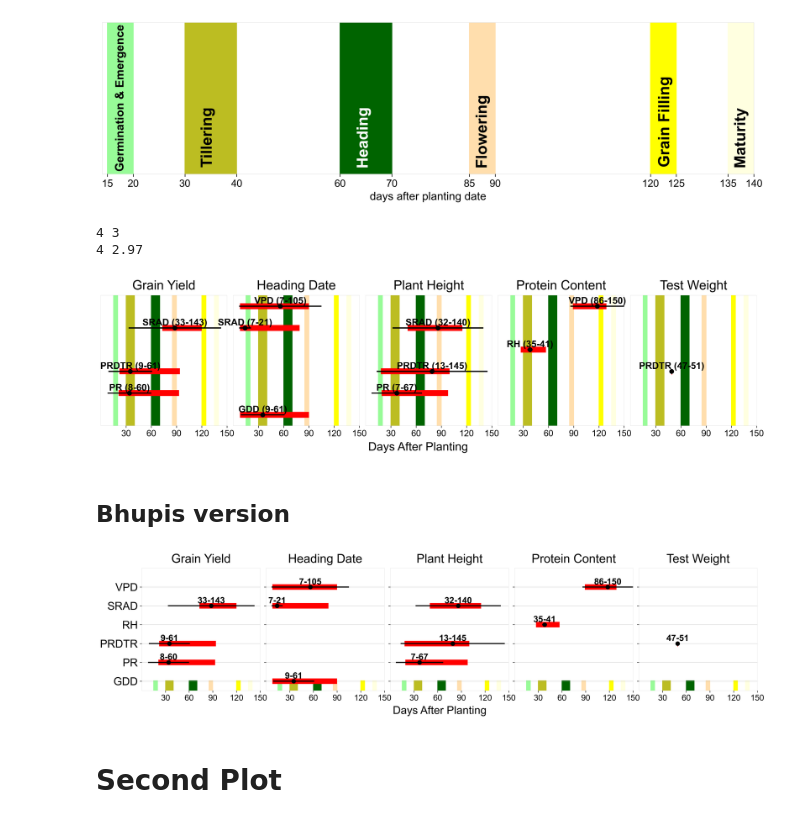
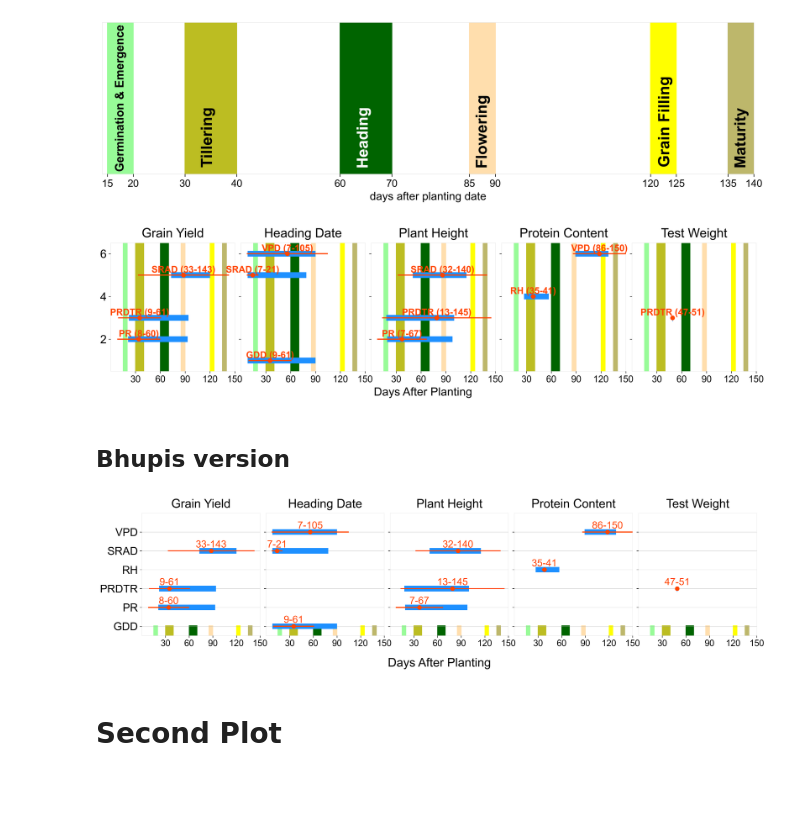
Before and after one commit to HNoorazar/Ag_Others, a Jupyter notebook: Ehsan/Wheat/Ehsan_Code_plot_periodFigures.ipynb, the cells around one changed output. Cells and saved outputs as stored; diff of their text form; code cells hidden in the pictures; blank space fills up the shorter version.

Commit message:
period figures font and color adjustment

```diff
--- a/Ehsan/Wheat/Ehsan_Code_plot_periodFigures.ipynb
+++ b/Ehsan/Wheat/Ehsan_Code_plot_periodFigures.ipynb
@@ -113,13 +120,13 @@ plt.rcParams.update(params)
 fig, ax = plt.subplots(1, 1, figsize=(15, 3.5),
                          gridspec_kw={"hspace": 0.15, "wspace": 0.15}, dpi=dpi_)
 
-plot_stages_in_color_w_text(ax)
+plot_stages_in_color_w_text(ax, stage_colors)
 
 fig_name = period_figures_dir + "growing_stages"
 plt.savefig(fig_name + ".pdf", bbox_inches='tight', dpi=dpi_)
 plt.savefig(fig_name + ".jpg", bbox_inches='tight', dpi=dpi_)
 # %% [output]
-[figure, old version]
+[figure, new version]
 # %%
 # stages = ["Germination & Emergence", "Tillering", "Heading", "Flowering", "Grain Filling", "Maturity"]
 # x_variables = sorted(["PR", "PRDTR", "GDD", "SRAD", "VPD", "RH"])
@@ -163,7 +170,7 @@ y_VPD = 6
 # Define line properties for each subplot
 thick_order, thin_order = 0, 3
 thick_w, thin_w = 10, 2
-thick_c, thin_c = "red", "black"
+thick_c, thin_c = "dodgerblue", "orangered" # ""
 
 lines_properties = [
     # For Subplot 1
@@ -221,14 +228,12 @@ for i, ax in enumerate(axes):
     for y, x_start, x_end, color, linewidth_, label in zip(
         props['y'], props['x_start'], props['x_end'], props['colors'], props['linewidths'], props['labels']
     ):
-        if i==4:
-            print (i, y)
-        # Draw the horizontal line with specified color and thickness
+
         if color == thick_c:
             ax.hlines(y=y, xmin=x_start, xmax=x_end, color=color,
                       linestyle='-', linewidth=linewidth_, alpha=1)
         elif color == thin_c:
-            ax.hlines(y=y, xmin=x_start, xmax=x_end, color=color, linestyle='-', linewidth=linewidth_, zorder=3)
+            ax.hlines(y=y, xmin=x_start, xmax=x_end, color=color, linewidth=linewidth_, zorder=3)
 
         if label: # Add the label if specified
             midpoint_x = (x_start + x_end) / 2
@@ -238,12 +243,11 @@ for i, ax in enumerate(axes):
     points = props.get('points', {})
     if points: # Add points with custom size and color
         ax.scatter(points['x'], points['y'], color=thin_c, s=50, label='Point', zorder=3)
-    # Set specific x-axis ticks
+
     ax.set_xticks([30, 60, 90, 120, 150])
     ax.set_title(subplot_titles[i], fontsize=22) # Set manual title
-    ax.tick_params(axis='x', which='major', labelsize=15)
-    # ax.set_yticks([])  # Remove y-axis ticks and labels
-    plot_stages_in_color_no_text(ax, ymax_=1)
+    ax.tick_params(axis='x', which='major')
+    plot_stages_in_color_no_text(ax, stage_colors=stage_colors, ymax_=1)
 
 plt.xlim(0, 150)
 plt.ylim(0.5, 6.5)
@@ -255,9 +259,7 @@ plt.savefig(fig_name + ".pdf", bbox_inches='tight', dpi=dpi_)
 plt.savefig(fig_name + ".jpg", bbox_inches='tight', dpi=dpi_)
 plt.show()
 # %% [output]
-4 3
-4 2.97
-[figure, old version]
+[figure, new version]
 # %% [markdown]
 ## Bhupis version
 # %%
@@ -265,9 +267,9 @@ matplotlib.rcParams.update(matplotlib.rcParamsDefault)
 tick_legend_FontSize = 2
 params = {"font.family": "Arial",
           "legend.fontsize": tick_legend_FontSize * 1,
-          "axes.labelsize": tick_legend_FontSize * 1.2,
-          "axes.titlesize": tick_legend_FontSize * 2,
-          "xtick.labelsize": tick_legend_FontSize * 10,
+          "axes.labelsize": tick_legend_FontSize * 10,
+          "axes.titlesize": tick_legend_FontSize * 200,
+          "xtick.labelsize": tick_legend_FontSize * 8,
           "ytick.labelsize": tick_legend_FontSize * 10,
           "axes.titlepad": 10,
           "xtick.bottom": True,
@@ -297,44 +299,44 @@ for i, ax in enumerate(axes):
         if color == thick_c:
             ax.hlines(y=y, xmin=x_start, xmax=x_end, color=color,
                       linestyle='-', linewidth=linewidth_, alpha=1)
-        elif color == thin_c:
-            ax.hlines(y=y, xmin=x_start, xmax=x_end, color=color, linestyle='-', linewidth=linewidth_, zorder=3)
+        else:
+            ax.hlines(y=y, xmin=x_start, xmax=x_end, color=color, linewidth=linewidth_, zorder=3)
 
         if label: # Add the label if specified
             midpoint_x = (x_start + x_end) / 2
-            ax.text(midpoint_x, y + 0.05, label.split("(")[1].split(")")[0],
-                    color=color, ha='center', va='bottom', fontsize=16, fontweight='bold')
+            ax.text(midpoint_x, y + 0.08, label.split("(")[1].split(")")[0],
+                    color=color, ha='center', va='bottom', fontsize=18)
 
     # Add points if defined
     points = props.get('points', {})
     if points: # Add points with custom size and color
         ax.scatter(points['x'], points['y'], color=thin_c, s=50, label='Point', zorder=3)
-    # Set specific x-axis ticks
-    ax.set_xticks([30, 60, 90, 120, 150])
+
+    ax.set_xticks([30, 60, 90, 120, 150]) # Set specific x-axis ticks
     ax.set_title(subplot_titles[i], fontsize=22) # Set manual title
-    ax.tick_params(axis='x', which='major', labelsize=15)
+    ax.tick_params(axis='x', which='major')
     ax.set_ylim(0.5, 7)
     ax.grid(which='major', alpha=0.5, axis="y")
     if i>0:
         # ax.set_yticks([])
         ax.set_yticklabels([])
-    plot_stages_in_color_no_text(ax, ymax_=.081)
+    plot_stages_in_color_no_text(ax, stage_colors, ymax_=.081)
 
 
 axes[0].set_yticks([1, 2, 3, 4, 5, 6])
 axes[0].set_yticklabels(["GDD", "PR", "PRDTR", "RH", "SRAD", "VPD"])
 
 plt.xlim(0, 150)
 
 # Add a common x-axis label
-fig.supxlabel("days after planting".title(), fontsize=20, y=-0.05)  # Adjust `y` for spacing
+fig.supxlabel("days after planting".title(), fontsize=22, y=-0.1)  # Adjust `y` for spacing
 # plt.tight_layout()
 fig_name = period_figures_dir + "traits_windows_range_BS_TM"
 plt.savefig(fig_name + ".pdf", bbox_inches='tight', dpi=dpi_)
 plt.savefig(fig_name + ".jpg", bbox_inches='tight', dpi=dpi_)
 plt.show()
 # %% [output]
-[figure, old version]
+[figure, new version]
 # %% [markdown]
 # Second Plot
 # %%
```
Also changed, not shown: parts of 1 cell of this notebook, 1 other file.
